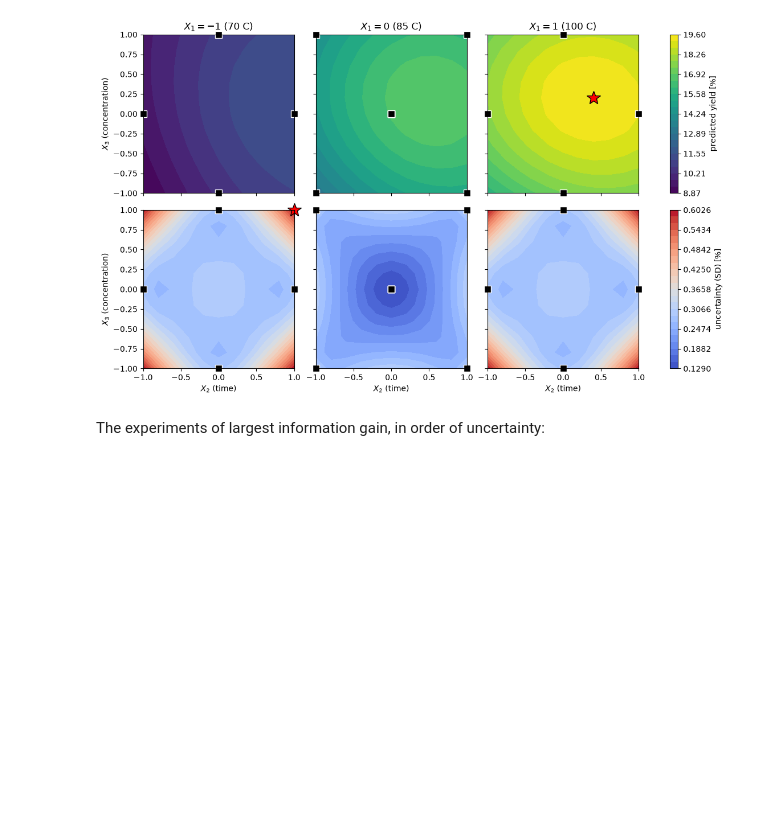
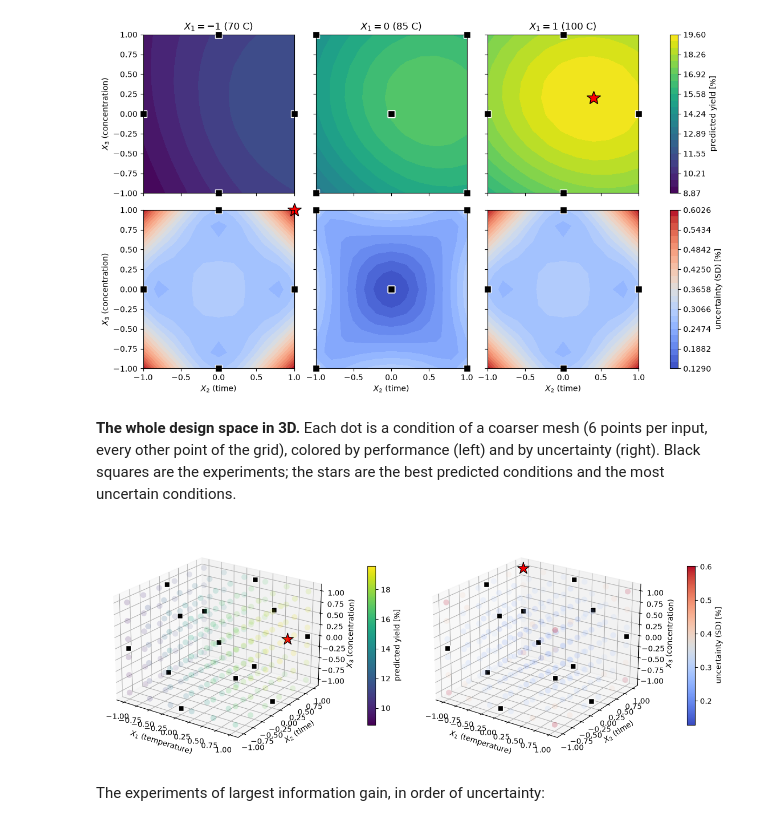
Before and after one commit to vzavala/DoE, a Jupyter notebook: Python/GaussianProcessDesign.ipynb, the cells around one changed output. Drawn from its saved outputs; the diff is of its cells as text; code cells hidden in the pictures; blank space fills up the shorter version.

Commit message:
Notebooks: equations, concepts and from-scratch checks; 3D design space
Co-Authored-By: Claude Opus 5.5 <noreply@anthropic.com>

```diff
--- a/Python/GaussianProcessDesign.ipynb
+++ b/Python/GaussianProcessDesign.ipynb
@@ -56,0 +75,22 @@ R^2 = 0.999
+# %%
+c, ell = gp.kernel_.k1.constant_value, gp.kernel_.k2.length_scale
+def k(A, B):
+    d2 = ((A[:, None, :] - B[None, :, :])**2).sum(axis=2)       # squared distances
+    return c * np.exp(-d2 / (2 * ell**2))
+
+y_bar, s_y = y.mean(), y.std()
+y_t = (y - y_bar) / s_y
+C = k(x, x) + 0.01 * np.eye(len(y))                             # alpha = 0.01
+
+def gp_predict(x_new):
+    kx = k(x_new, x)                                            # one row k(x)^T per new point
+    m = kx @ np.linalg.solve(C, y_t)
+    v = c - np.sum(kx * np.linalg.solve(C, kx.T).T, axis=1)     # sigma^2(x)
+    return y_bar + s_y * m, s_y * np.sqrt(v)                    # back to yield [%]
+
+_, logdet = np.linalg.slogdet(C)
+logf = -0.5 * y_t @ np.linalg.solve(C, y_t) - 0.5 * logdet - len(y) / 2 * np.log(2 * np.pi)
+x_try = np.array([[0.2, -0.4, 0.6], [1.0, 1.0, 1.0]])
+print("from scratch: m, s =", *(np.round(v, 4) for v in gp_predict(x_try)), f" log-likelihood = {logf:.4f}")
+print("scikit-learn: m, s =", *(np.round(v, 4) for v in gp.predict(x_try, return_std=True)),
+      f" log-likelihood = {gp.log_marginal_likelihood_value_:.4f}")
@@ -98,6 +141,25 @@ for r, (v, star, cmap, lab) in enumerate([(m, x_exploit, "viridis", "predicted y
 plt.show()
 # %% [output]
 [figure]
+# %% [markdown]
+**The whole design space in 3D.** Each dot is a condition of a coarser mesh (6 points per input, every other point of the grid), colored by performance (left) and by uncertainty (right). Black squares are the experiments; the stars are the best predicted conditions and the most uncertain conditions.
+# %%
+coarse = np.isin(np.round(grid, 6), np.round(g[::2], 6)).all(axis=1)     # 6 x 6 x 6 = 216 points
+fig = plt.figure(figsize=(12, 5.2))
+for j, (v, star, cm, lab) in enumerate([(m, x_exploit, "viridis", "predicted yield [%]"),
+                                        (s, x_explore, "coolwarm", "uncertainty (SD) [%]")]):
+    ax = fig.add_subplot(1, 2, j + 1, projection="3d")
+    im = ax.scatter(*grid[coarse].T, c=v[coarse], cmap=cm, s=60, alpha=0.5, linewidths=0, vmin=v.min(), vmax=v.max())
+    ax.scatter(*x.T, color="k", marker="s", s=45, edgecolors="w", depthshade=False)
+    ax.scatter(*star, color="red", marker="*", s=260, edgecolors="k", depthshade=False)
+    ax.set_xlabel("$X_1$ (temperature)"); ax.set_ylabel("$X_2$ (time)"); ax.set_zlabel("$X_3$ (concentration)")
+    ax.view_init(elev=22, azim=-55)
+    cb = fig.colorbar(im, ax=ax, shrink=0.6, pad=0.12, label=lab)
+    cb.solids.set_alpha(1)
+fig.tight_layout()
+plt.show()
+# %% [output]
+[figure, added]
 # %% [markdown]
 The experiments of largest information gain, in order of uncertainty:
 # %%
```
Also changed, not shown: parts of 3 cells of this notebook, 18 other files.
